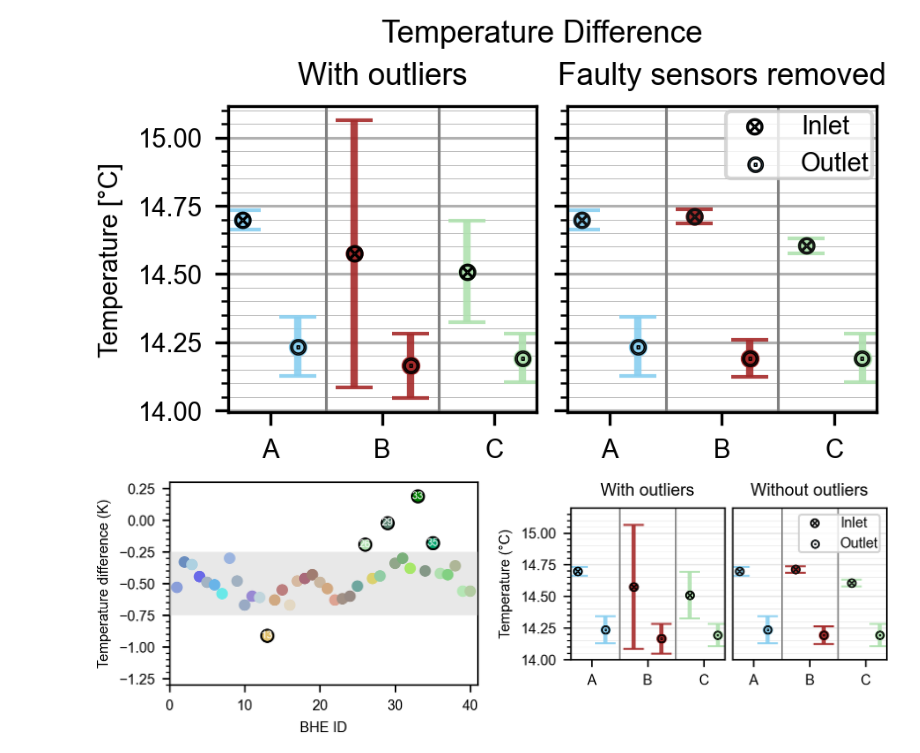
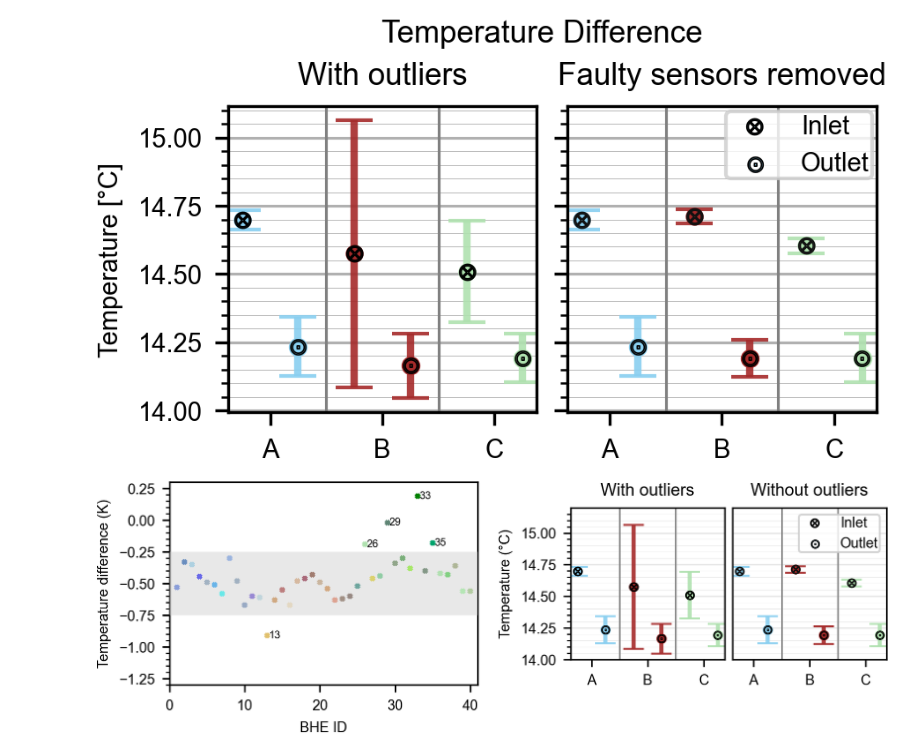
Before and after one commit to elimh/ERC_BHEfield_Data_Code, a Jupyter notebook: 5_Validation_temp.ipynb, the cells around one changed output. Cells and saved outputs as stored; diff of their text form; code cells hidden in the pictures.

```diff
--- a/5_Validation_temp.ipynb
+++ b/5_Validation_temp.ipynb
@@ -285,34 +285,34 @@ for tick in ax[1].yaxis.get_minor_ticks():
 
 
 # Titles for subplots
 ax[0].set_title('With outliers')
 ax[1].set_title('Without outliers')
 ax[0].set_ylabel('Temperature (°C)')
 
 # Plot 2: Temperature Difference without correction
 median = deltaT_df.median(axis=0)
-z = ax[2].scatter(np.arange(1, 41, 1), median.values, label='without correction', c=BHE_colors, s=22)
+z = ax[2].scatter(np.arange(1, 41, 1), median.values, label='without correction',c=BHE_colors, marker='x', s=4)
 
 for BHE in [13, 26, 29, 33, 35]:
-    ax[2].annotate(f'{BHE:02d}', [BHE - 0.8, median.loc[f'Probe_{BHE:02d}_delta_T'] - 0.02], color='white', size=5.2)
-    ax[2].scatter(BHE, median.values[BHE-1], edgecolors='k', c=BHE_colors[BHE-1])
+    ax[2].annotate(f'{BHE:02d}', [BHE+.2, median.loc[f'Probe_{BHE:02d}_delta_T'] - 0.02], color='k', size=5.2)
+    #ax[2].scatter(BHE, median.values[BHE-1], edgecolors='k', c=BHE_colors[BHE-1])
 #ax[2].set_title('Temperature differences')
 ax[2].set_xlabel('BHE ID')
 ax[2].set_ylabel('Temperature difference (K)')
 ax[2].fill_between(np.arange(0, 42, 1), -.75, -0.25, color='lightgray', alpha=0.5, zorder=10, edgecolor=None)
 ax[2].set_xlim(0, 41)
 ax[2].set_ylim(-1.3,0.3)
 #plt.colorbar(z, label='Pipe length [m]', shrink=.5, ax=ax[2])
 
 # Adjust the space between the subplots
 ax[0].set_ylim(14,15.2)
 ax[1].set_ylim(14,15.2)
 
 # Adding the legend
 handles, labels = ax[0].get_legend_handles_labels()
 ax[1].legend(handles, labels, loc='upper right', borderpad=0.1)
 
 # Show plot (or save using plt.savefig)
 fig.savefig('Combined_plot.pdf', bbox_inches='tight')
 # %% [output]
-[figure, old version]
+[figure, new version]
```
Also changed, not shown: 3 other files.
